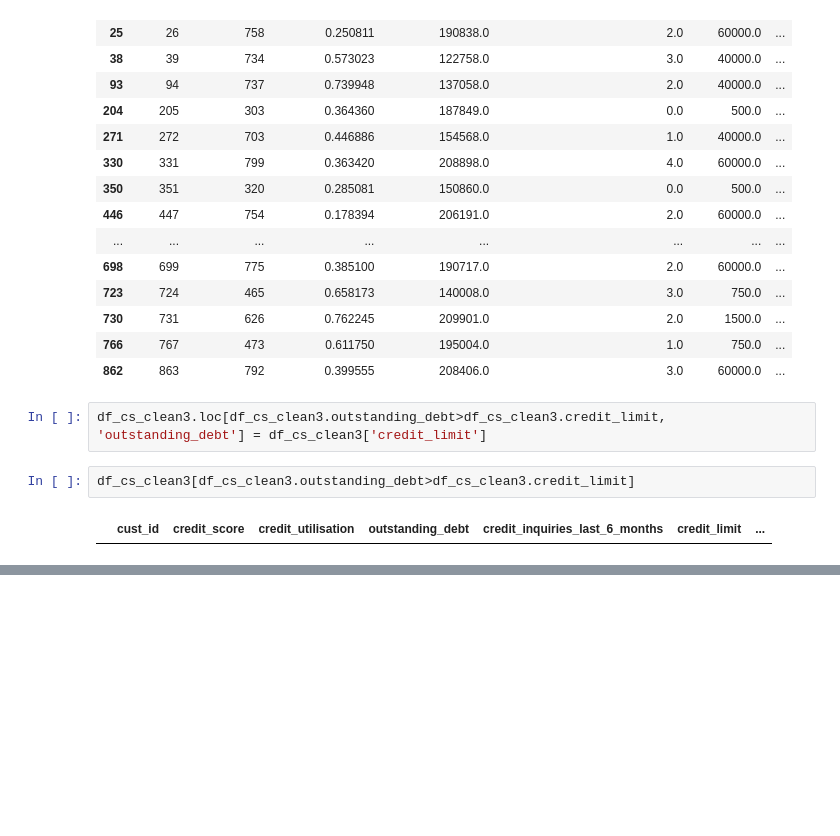
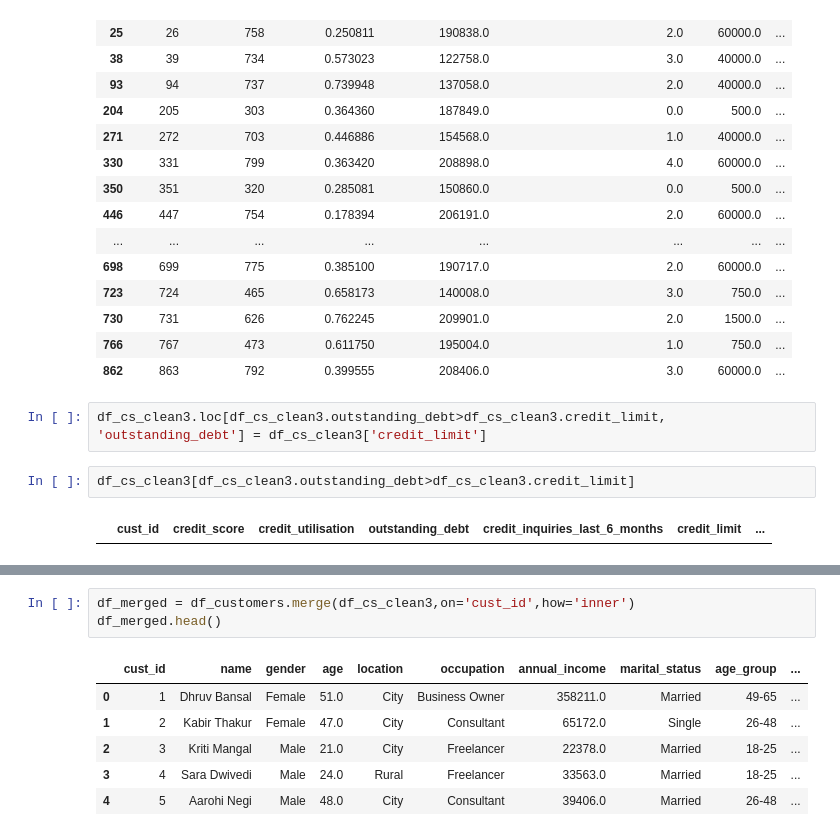
Before and after one commit to RawatXd/AtliQo-Bank-Project, a Jupyter notebook: main.ipynb, the cells around one changed output, grey strips where cells are left out. Drawn from its saved outputs; the diff is of its cells as text; blank space fills up the shorter version.

```diff
--- a/main.ipynb
+++ b/main.ipynb
@@ -631,0 +653,10 @@ df_cs_clean3[df_cs_clean3.outstanding_debt>df_cs_clean3.credit_limit]
+# %%
+df_merged = df_customers.merge(df_cs_clean3,on='cust_id',how='inner')
+df_merged.head()
+# %% [output]
+|  | cust_id | name | gender | age | location | occupation | annual_income | marital_status | age_group | ... |
+| 0 | 1 | Dhruv Bansal | Female | 51.0 | City | Business Owner | 358211.0 | Married | 49-65 | ... |
+| 1 | 2 | Kabir Thakur | Female | 47.0 | City | Consultant | 65172.0 | Single | 26-48 | ... |
+| 2 | 3 | Kriti Mangal | Male | 21.0 | City | Freelancer | 22378.0 | Married | 18-25 | ... |
+| 3 | 4 | Sara Dwivedi | Male | 24.0 | Rural | Freelancer | 33563.0 | Married | 18-25 | ... |
+| 4 | 5 | Aarohi Negi | Male | 48.0 | City | Consultant | 39406.0 | Married | 26-48 | ... |
```
Also changed, not shown: parts of 13 cells of this notebook.
